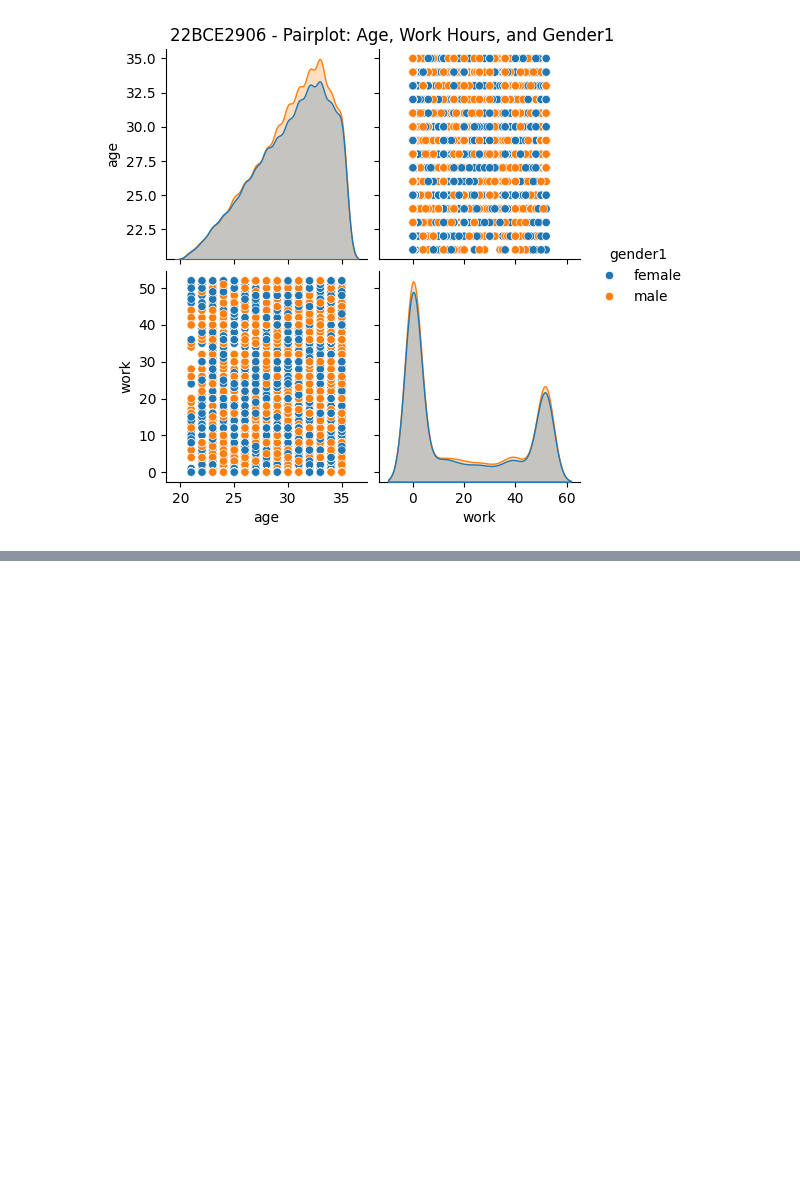
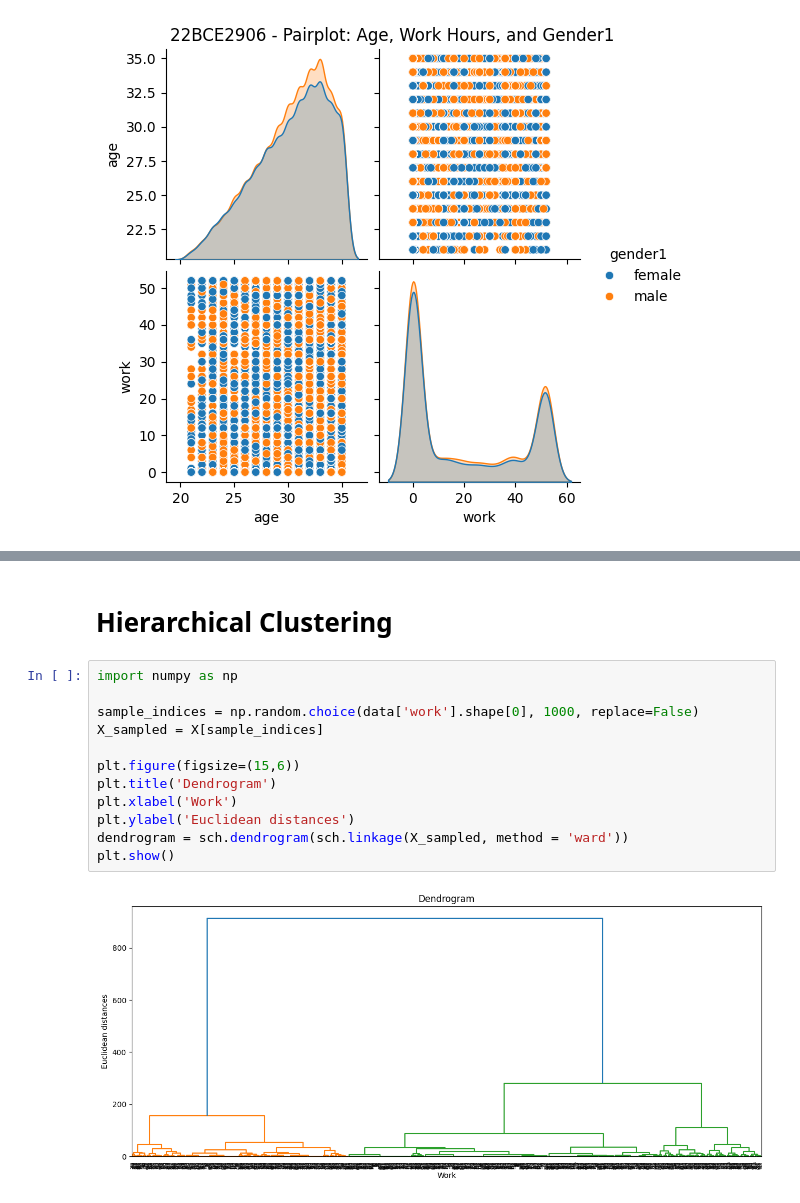
Before and after one commit to cjaradhye/eda-main, a Jupyter notebook: 22BCE2906.ipynb, the cells around one changed output, grey strips where cells are left out. Saved outputs shown, nothing was run; the diff lists cells and outputs as text; blank space fills up the shorter version.

```diff
--- a/22BCE2906.ipynb
+++ b/22BCE2906.ipynb
@@ -139,0 +168,16 @@ plt.show()
+# %% [markdown]
+# Hierarchical Clustering
+# %%
+import numpy as np
+
+sample_indices = np.random.choice(data['work'].shape[0], 1000, replace=False)
+X_sampled = X[sample_indices]
+
+plt.figure(figsize=(15,6))
+plt.title('Dendrogram')
+plt.xlabel('Work')
+plt.ylabel('Euclidean distances')
+dendrogram = sch.dendrogram(sch.linkage(X_sampled, method = 'ward'))
+plt.show()
+# %% [output]
+[figure, added]
```
Also changed, not shown: parts of 3 cells of this notebook.
